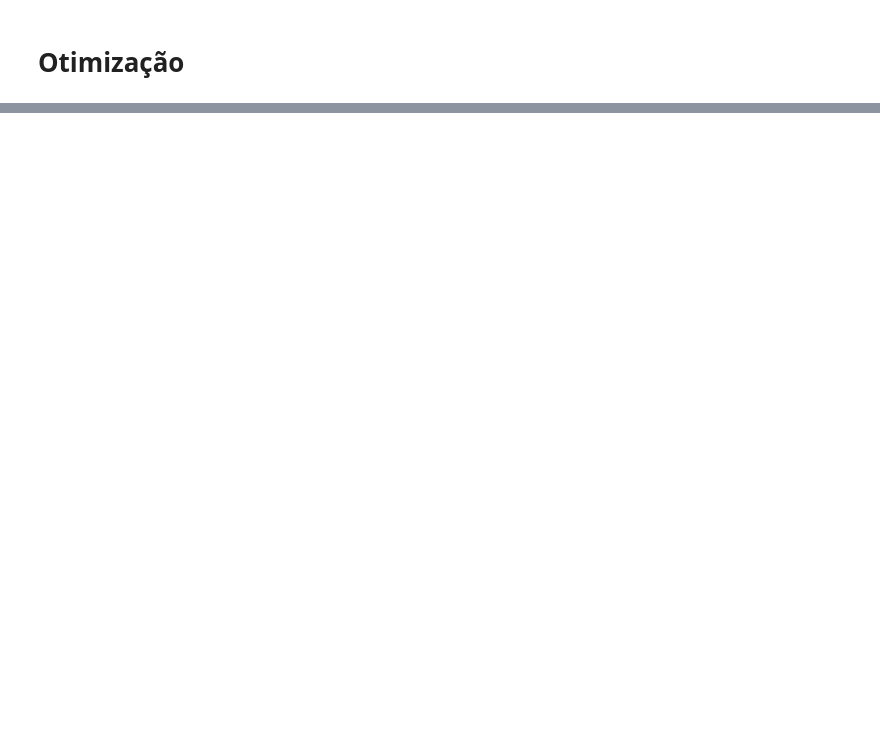
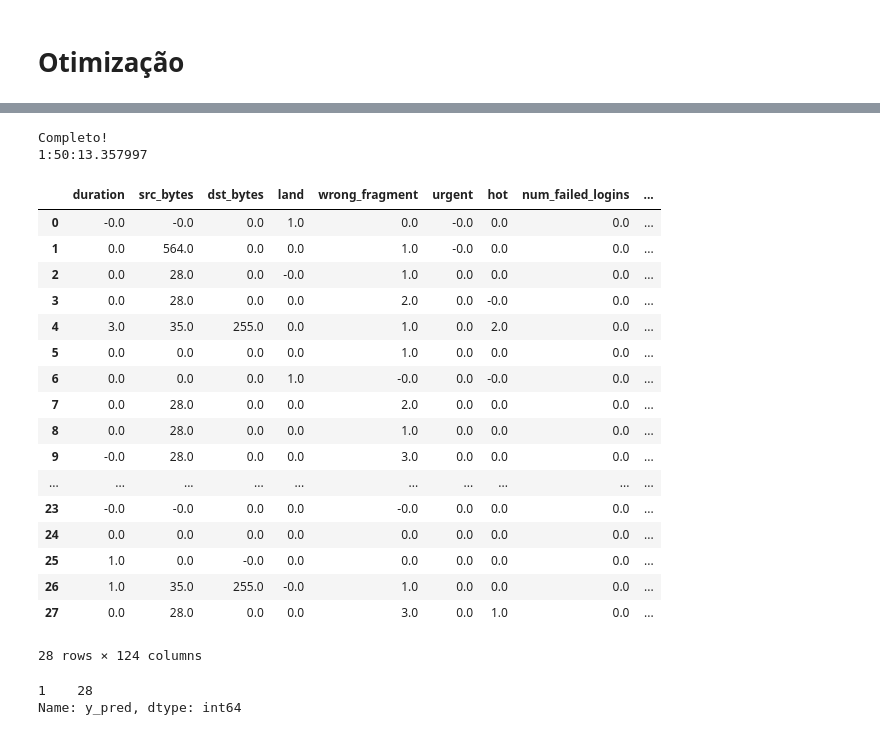
Before and after one commit to pedropaiola/Adversarial-Explainable-IDS, a Jupyter notebook: adversarial.ipynb, the cells around one changed output, grey strips where cells are left out. Drawn from its saved outputs; the diff is of its cells as text; code cells hidden in the pictures; blank space fills up the shorter version.

Commit message:
aprendizagem adversária

```diff
--- a/adversarial.ipynb
+++ b/adversarial.ipynb
@@ -300,12 +268,2 @@ def funcaoObjetivoInt(model, scaler, X0, X, y0):
 # %% [markdown]
 <h1>Otimização</h1>
-# %%
-m = GEKKO()
-i = 0 #linha i do dataframe
-#variáveis
-X = []
-X0 = []
-#instanciando variáveis X (amostra adversária) e ponto inicial X0 (amostra original)
-for c in dfDoS.columns:
-    X0.append(dfDoS[c][i])
-    X.append(m.Var(value = dfDoS[c][i], lb=minimos[c], ub=maximos[c]))
@@ -356,5 +269,0 @@ X0
-# %%
-#aplicando o classificador para a amostra adversária
-Xaux = arredondarInteiros(X)
-rfc_DoS.predict_proba(scalerDoS.transform(Xaux))
-#[probabilidade de ser amostra normal, prob de ser ataque]
@@ -368,13 +269,0 @@ distance.euclidean(Xaux, X0)
-# %%
-i = 0
-X2 = gekko2list(X)
-for s in dfDoS.columns:
-    if tipoInteiro[s]:
-        print('Inteiro', end=' ')
-    else:
-         print('Real', end=' ')
-    print(X0[i], end=' ')
-    print(X2[i], end=' ');
-    print(Xaux[0][i], end=' ')
-    print(s)
-    i += 1
@@ -401,0 +441,7 @@ Inteiro 0.0 [0.0] 0.0 service_red_i
+# %%
+fileClass = 'classificadores/rfc_DoS.pkl'
+fileData = 'datasets_adv/DoS_orig_ataques.csv'
+fileDataOrig = 'DoS.csv'
+fileScaler = 'scalers/scalerDoS.pkl'
+filepathRes = 'datasets_resultados/DoS_Normal/'
+classeReal = 1
@@ -401,0 +473,29 @@ Inteiro 0.0 [0.0] 0.0 service_red_i
+# %%
+dfRes, dists = otimizar(fileClass, fileData, fileDataOrig, fileScaler, classeReal, debugFlag = True)
+dfRes
+# %% [output]
+Completo!
+1:50:13.357997
+|  | duration | src_bytes | dst_bytes | land | wrong_fragment | urgent | hot | num_failed_logins | ... |
+| 0 | -0.0 | -0.0 | 0.0 | 1.0 | 0.0 | -0.0 | 0.0 | 0.0 | ... |
+| 1 | 0.0 | 564.0 | 0.0 | 0.0 | 1.0 | -0.0 | 0.0 | 0.0 | ... |
+| 2 | 0.0 | 28.0 | 0.0 | -0.0 | 1.0 | 0.0 | 0.0 | 0.0 | ... |
+| 3 | 0.0 | 28.0 | 0.0 | 0.0 | 2.0 | 0.0 | -0.0 | 0.0 | ... |
+| 4 | 3.0 | 35.0 | 255.0 | 0.0 | 1.0 | 0.0 | 2.0 | 0.0 | ... |
+| 5 | 0.0 | 0.0 | 0.0 | 0.0 | 1.0 | 0.0 | 0.0 | 0.0 | ... |
+| 6 | 0.0 | 0.0 | 0.0 | 1.0 | -0.0 | 0.0 | -0.0 | 0.0 | ... |
+| 7 | 0.0 | 28.0 | 0.0 | 0.0 | 2.0 | 0.0 | 0.0 | 0.0 | ... |
+| 8 | 0.0 | 28.0 | 0.0 | 0.0 | 1.0 | 0.0 | 0.0 | 0.0 | ... |
+| 9 | -0.0 | 28.0 | 0.0 | 0.0 | 3.0 | 0.0 | 0.0 | 0.0 | ... |
+| ... | ... | ... | ... | ... | ... | ... | ... | ... | ... |
+| 23 | -0.0 | -0.0 | 0.0 | 0.0 | -0.0 | 0.0 | 0.0 | 0.0 | ... |
+| 24 | 0.0 | 0.0 | 0.0 | 0.0 | 0.0 | 0.0 | 0.0 | 0.0 | ... |
+| 25 | 1.0 | 0.0 | -0.0 | 0.0 | 0.0 | 0.0 | 0.0 | 0.0 | ... |
+| 26 | 1.0 | 35.0 | 255.0 | -0.0 | 1.0 | 0.0 | 0.0 | 0.0 | ... |
+| 27 | 0.0 | 28.0 | 0.0 | 0.0 | 3.0 | 0.0 | 1.0 | 0.0 | ... |
+28 rows × 124 columns
+# %%
+dfRes['y_pred'].value_counts()
+# %% [output]
+1    28
+Name: y_pred, dtype: int64
```
Also changed, not shown: parts of 130 cells of this notebook, 36 other files.
